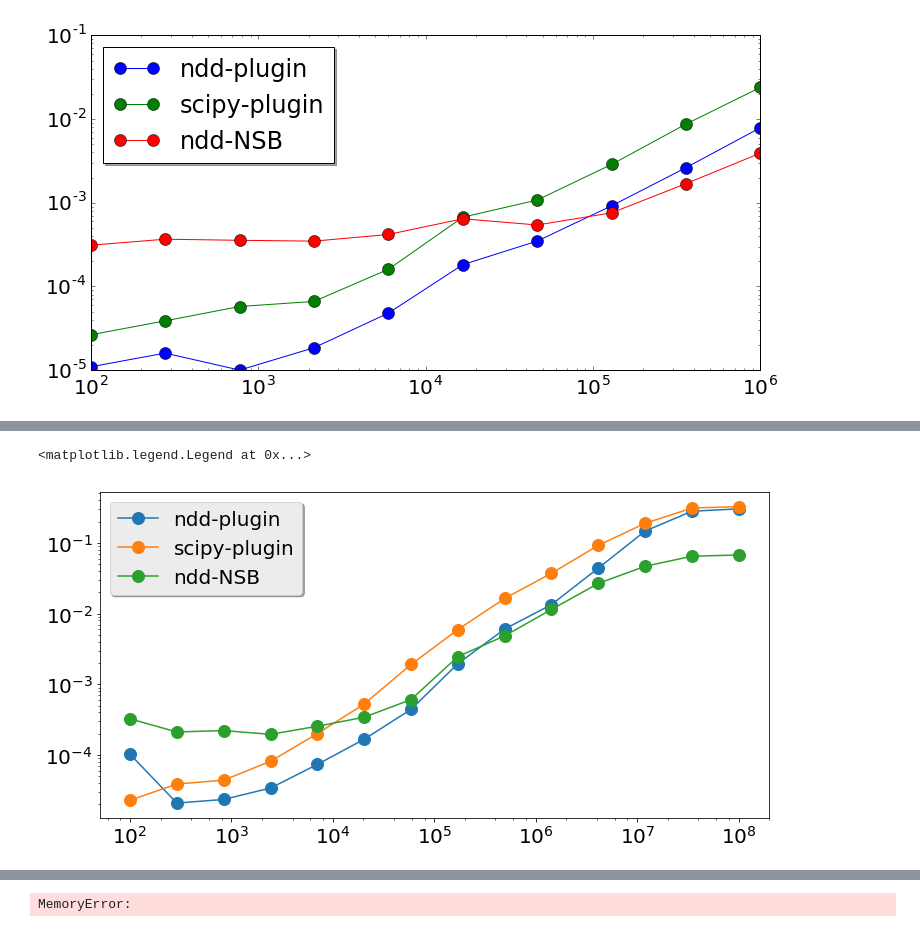
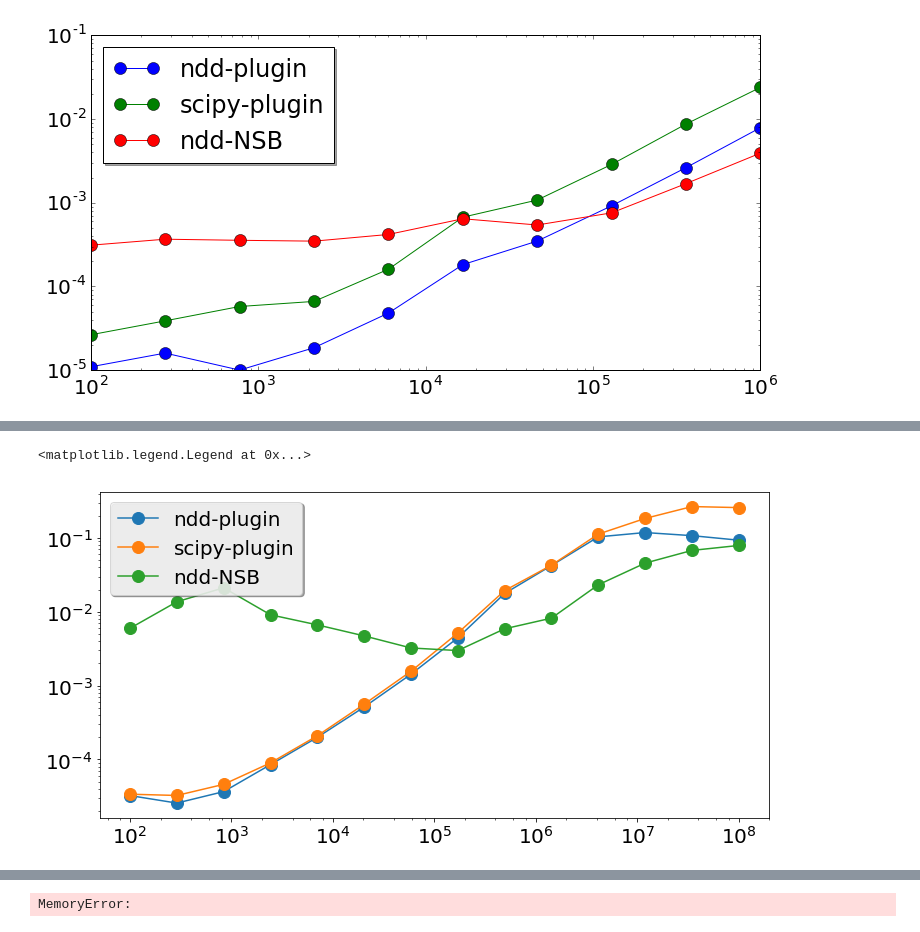
Before and after one commit to simomarsili/ndd, a Jupyter notebook: notebooks/timings.ipynb, the cells around one changed output, grey strips where cells are left out. Saved outputs shown, nothing was run; the diff lists cells and outputs as text; code cells hidden in the pictures.

```diff
--- a/notebooks/timings.ipynb
+++ b/notebooks/timings.ipynb
@@ -183,32 +183,32 @@ def timer(func,data):
     t0 = time.time()
     s = func(data)
     return (time.time() - t0)
 def ndd_plugin(data):
     return ndd.entropy(data,dist=True)
 
 nrep = 10
 names = ['ndd-plugin','scipy-plugin','ndd-NSB']
 algorithms = [ndd_plugin,scipy.stats.entropy,ndd.entropy]
 #names = ['ndd-NSB','ndd-plugin']
 #algorithms = [ndd.entropy,ndd_plugin]
 nalg = len(algorithms)
 
 norder = 8
 npoints = (norder-1)*2
 X = [int(x) for x in np.logspace(2,norder,npoints)]
 Y = np.zeros((npoints,nalg))
 for j,t in enumerate(X):
-    k = 10000000; n = t # we will use n = k
+    n = 10000000; k = t # we will use n = k
     counts = dice_rolls(k,n)
     counts = counts[counts>0]
     for rep in range(nrep):
         for i,alg in enumerate(algorithms):
             Y[j,i] += timer(alg,counts[counts>0])
 Y /= float(nrep)
 pylab.figure(figsize=(12,6))
 for i,alg in enumerate(algorithms):
     pylab.loglog(X,Y[:,i],'-o',label=names[i])
 pylab.legend(loc='upper left', shadow=True)
 # %% [output]
 <matplotlib.legend.Legend at 0x...>
-[figure, old version]
+[figure, new version]
```
Also changed, not shown: parts of 3 cells of this notebook, 1 other file.
